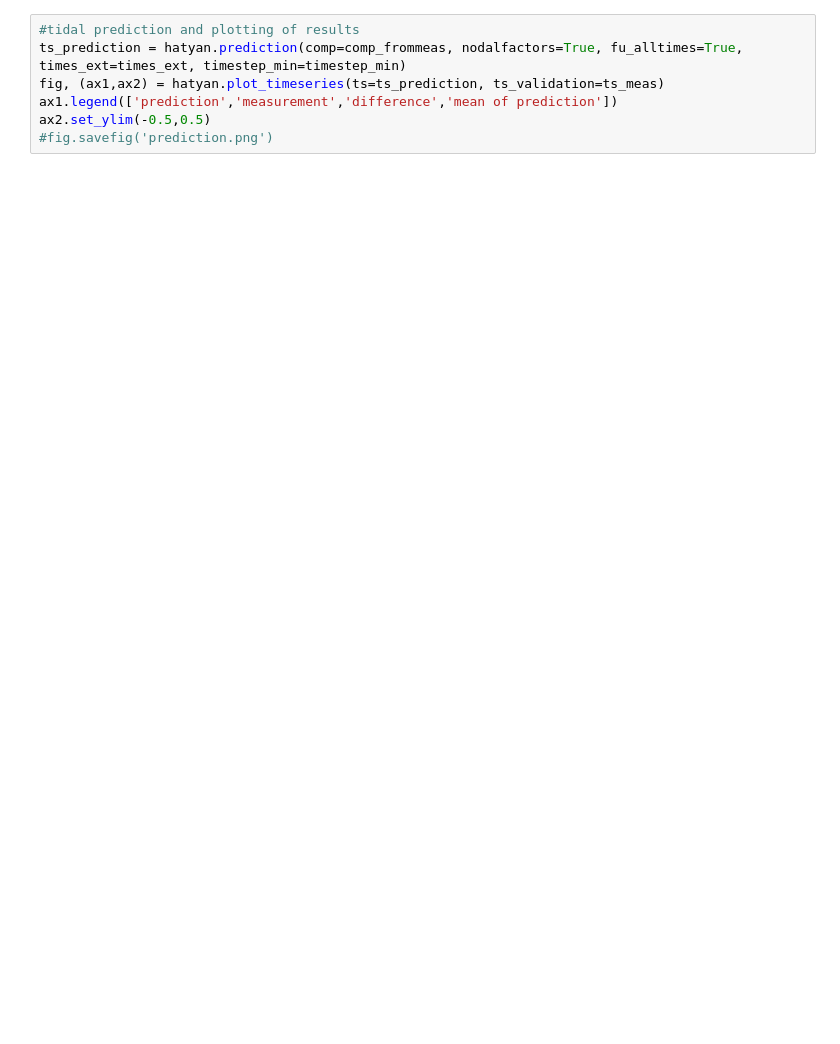
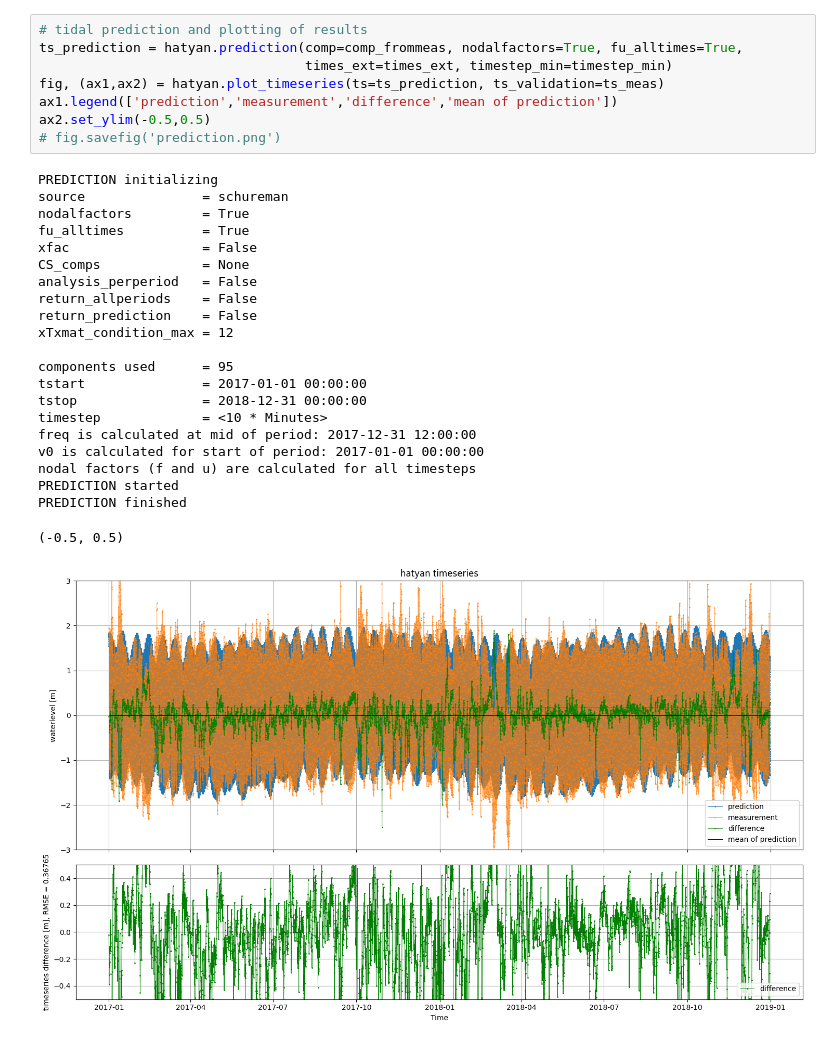
Before and after one commit to Deltares/hatyan, a Jupyter notebook: docs/notebooks/getting-started.ipynb, the cells around one changed output. Cells and saved outputs as stored; diff of their text form; blank space fills up the shorter version.

```diff
--- a/docs/notebooks/getting-started.ipynb
+++ b/docs/notebooks/getting-started.ipynb
@@ -28,8 +48,32 @@ fig,(ax1,ax2) = hatyan.plot_components(comp=comp_frommeas, comp_allyears=comp_al
 # %%
-#tidal prediction and plotting of results
-ts_prediction = hatyan.prediction(comp=comp_frommeas, nodalfactors=True, fu_alltimes=True, times_ext=times_ext, timestep_min=timestep_min)
+# tidal prediction and plotting of results
+ts_prediction = hatyan.prediction(comp=comp_frommeas, nodalfactors=True, fu_alltimes=True,
+                                  times_ext=times_ext, timestep_min=timestep_min)
 fig, (ax1,ax2) = hatyan.plot_timeseries(ts=ts_prediction, ts_validation=ts_meas)
 ax1.legend(['prediction','measurement','difference','mean of prediction'])
 ax2.set_ylim(-0.5,0.5)
-#fig.savefig('prediction.png')
+# fig.savefig('prediction.png')
+# %% [output]
+PREDICTION initializing
+source               = schureman
+nodalfactors         = True
+fu_alltimes          = True
+xfac                 = False
+CS_comps             = None
+analysis_perperiod   = False
+return_allperiods    = False
+return_prediction    = False
+xTxmat_condition_max = 12
+
+components used      = 95
+tstart               = 2017-01-01 00:00:00
+tstop                = 2018-12-31 00:00:00
+timestep             = <10 * Minutes>
+freq is calculated at mid of period: 2017-12-31 12:00:00
+v0 is calculated for start of period: 2017-01-01 00:00:00
+nodal factors (f and u) are calculated for all timesteps
+PREDICTION started
+PREDICTION finished
+(-0.5, 0.5)
+[figure, added]
 # %%
```
Also changed, not shown: parts of 6 cells of this notebook.
